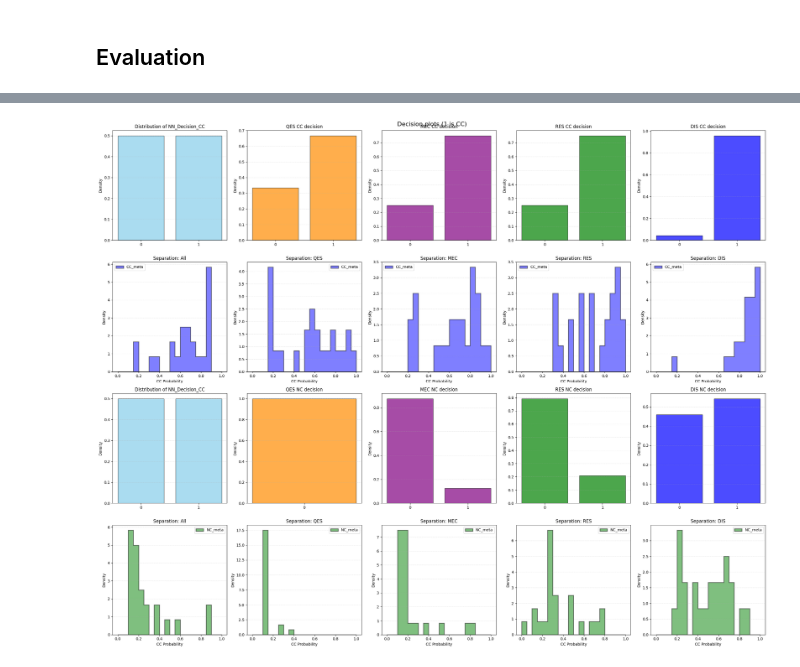
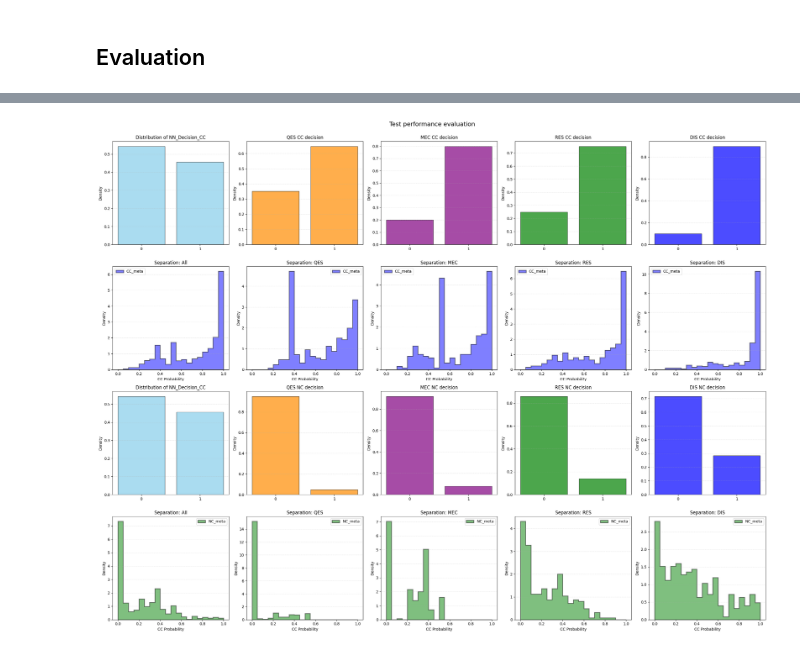
Before and after one commit to PasiekaFUW/Masters_Thesis, a Jupyter notebook: Lab/analysis/NN.ipynb, the cells around one changed output, grey strips where cells are left out. Cells and saved outputs as stored; diff of their text form; code cells hidden in the pictures.

```diff
--- a/Lab/analysis/NN.ipynb
+++ b/Lab/analysis/NN.ipynb
@@ -185,7 +187,10 @@ df_all = pd.read_csv(output_path_all)
 batch_size=32
 
 #the dfs need to be shuffled, later i will need to shuffle when combining samples
-df_balanced_train, df_balanced_val = ml.get_train_val_subsets(df_all, cc_per_type=30, nc_per_type=30, val_size=0.2, shuffle=True)
+# df_balanced_train, df_balanced_val = ml.get_train_val_subsets(df_all, cc_per_type=30, nc_per_type=30, val_size=0.2, shuffle=True)
+
+df_balanced_train, df_unbalanced_val = ml.get_physics_informed_split(df_all, total_train_size=2000, total_val_size=400)
+
 train_data = ml.preProcess_data(df_balanced_train, batch_size=batch_size)
-val_data = ml.preProcess_data(df_balanced_val, batch_size=batch_size)
+val_data = ml.preProcess_data(df_unbalanced_val, batch_size=batch_size)
 # %% [output]
@@ -520,35 +538,37 @@ pf.plot_physics_results(df_balanced_train, column='NN_Decision_CC', ccnc_filter=
 axes[0,2].set_title("MEC CC decision")
 pf.plot_physics_results(df_balanced_train, column='NN_Decision_CC', ccnc_filter='CC', int_filter='RES', ax=axes[0,3], density=True, color='green')
 axes[0,3].set_title("RES CC decision")
 pf.plot_physics_results(df_balanced_train, column='NN_Decision_CC', ccnc_filter='CC', int_filter='DIS', ax=axes[0,4], density=True, color='blue')
 axes[0,4].set_title("DIS CC decision")
 
 
-pf.plot_physics_results(df_balanced_val, column='Prob_is_CC', ccnc_filter='CC', int_filter=None, ax=axes[1,0], density=True, bins=None)
+pf.plot_physics_results(df_balanced_train, column='Prob_is_CC', ccnc_filter='CC', int_filter=None, ax=axes[1,0], density=True, bins=None)
 pf.plot_physics_results(df_balanced_train, column='Prob_is_CC', ccnc_filter='CC', int_filter='QES', ax=axes[1,1], density=True, color='darkorange')
 pf.plot_physics_results(df_balanced_train, column='Prob_is_CC', ccnc_filter='CC', int_filter='MEC', ax=axes[1,2], density=True, color='purple')
 pf.plot_physics_results(df_balanced_train, column='Prob_is_CC', ccnc_filter='CC', int_filter='RES', ax=axes[1,3], density=True, color='green')
 pf.plot_physics_results(df_balanced_train, column='Prob_is_CC', ccnc_filter='CC', int_filter='DIS', ax=axes[1,4], density=True, color='blue')
 
 
 pf.plot_physics_results(df_balanced_train, column='NN_Decision_CC', ccnc_filter=None, int_filter=None, ax=axes[2,0], density=True)
 pf.plot_physics_results(df_balanced_train, column='NN_Decision_CC', ccnc_filter='NC', int_filter='QES', ax=axes[2,1], density=True, color='darkorange')
 axes[2,1].set_title("QES NC decision")
 pf.plot_physics_results(df_balanced_train, column='NN_Decision_CC', ccnc_filter='NC', int_filter='MEC', ax=axes[2,2], density=True, color='purple')
 axes[2,2].set_title("MEC NC decision")
 pf.plot_physics_results(df_balanced_train, column='NN_Decision_CC', ccnc_filter='NC', int_filter='RES', ax=axes[2,3], density=True, color='green')
 axes[2,3].set_title("RES NC decision")
 pf.plot_physics_results(df_balanced_train, column='NN_Decision_CC', ccnc_filter='NC', int_filter='DIS', ax=axes[2,4], density=True, color='blue')
 axes[2,4].set_title("DIS NC decision")
 
 
-pf.plot_physics_results(df_balanced_val, column='Prob_is_CC', ccnc_filter='NC', int_filter=None, ax=axes[3,0], density=True, bins=None)
+pf.plot_physics_results(df_balanced_train, column='Prob_is_CC', ccnc_filter='NC', int_filter=None, ax=axes[3,0], density=True, bins=None)
 pf.plot_physics_results(df_balanced_train, column='Prob_is_CC', ccnc_filter='NC', int_filter='QES', ax=axes[3,1], density=True, color='darkorange')
 pf.plot_physics_results(df_balanced_train, column='Prob_is_CC', ccnc_filter='NC', int_filter='MEC', ax=axes[3,2], density=True, color='purple')
 pf.plot_physics_results(df_balanced_train, column='Prob_is_CC', ccnc_filter='NC', int_filter='RES', ax=axes[3,3], density=True, color='green')
 pf.plot_physics_results(df_balanced_train, column='Prob_is_CC', ccnc_filter='NC', int_filter='DIS', ax=axes[3,4], density=True, color='blue')
 
-
-plt.tight_layout()
+plt.suptitle("Test performance evaluation", fontsize=16)
+plt.tight_layout(rect=[0, 0.03, 1, 0.98])
+# rect=[left, bottom, right, top] in normalized 0-1 coordinates
+plt.show()
 # %% [output]
-[figure, old version]
+[figure, new version]
```
Also changed, not shown: parts of 11 cells of this notebook, 2 other files.
